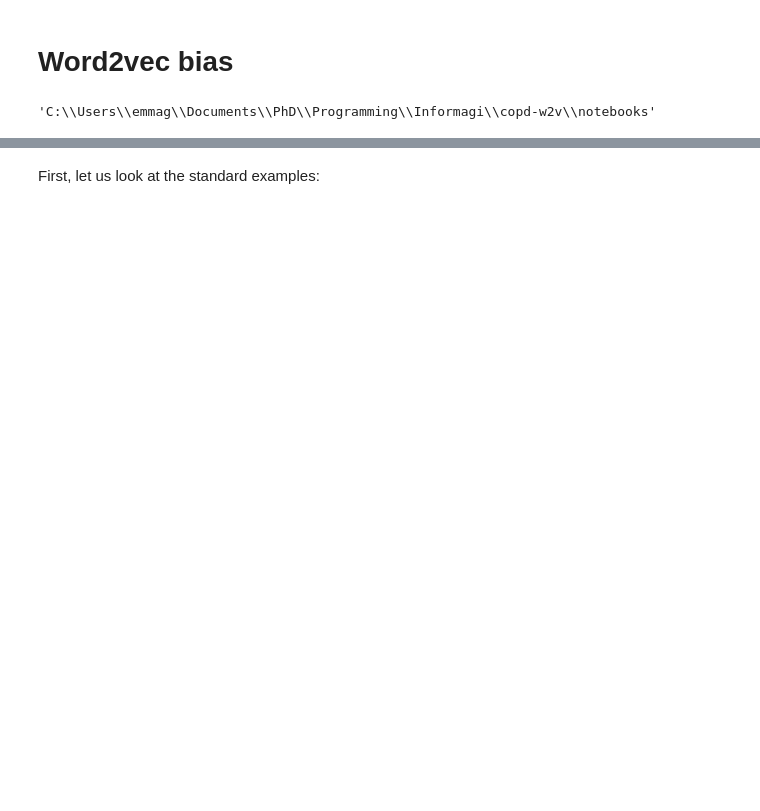
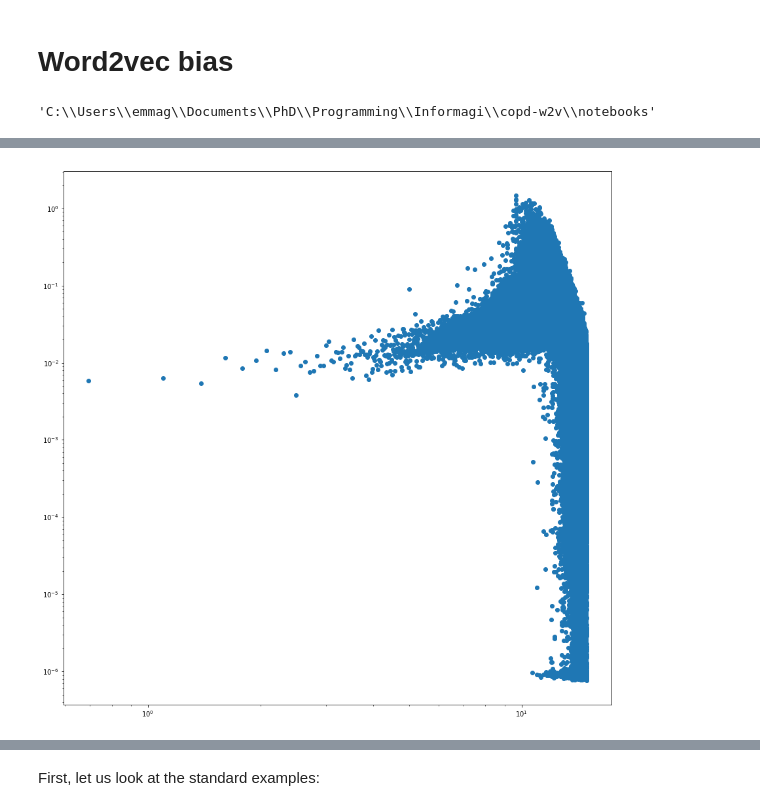
Before and after one commit to informagi/cpo-w2v, a Jupyter notebook: notebooks/Word2vec_Bias_plots.ipynb, the cells around one changed output, grey strips where cells are left out. Saved outputs shown, nothing was run; the diff lists cells and outputs as text; code cells hidden in the pictures; blank space fills up the shorter version.

```diff
--- a/notebooks/Word2vec_Bias_plots.ipynb
+++ b/notebooks/Word2vec_Bias_plots.ipynb
@@ -26,0 +75,2 @@ os.getcwd()
+# %%
+normalized_index = [math.log(k+1) for k in range(K)]
@@ -26,0 +104,8 @@ os.getcwd()
+# %%
+fig = plt.figure()
+ax = fig.gca()
+ax.plot(normalized_index, stds, 'o')
+ax.set_xscale("log")
+ax.set_yscale("log")
+# %% [output]
+[figure, added]
```
Also changed, not shown: parts of 41 cells of this notebook, 1 other file.
